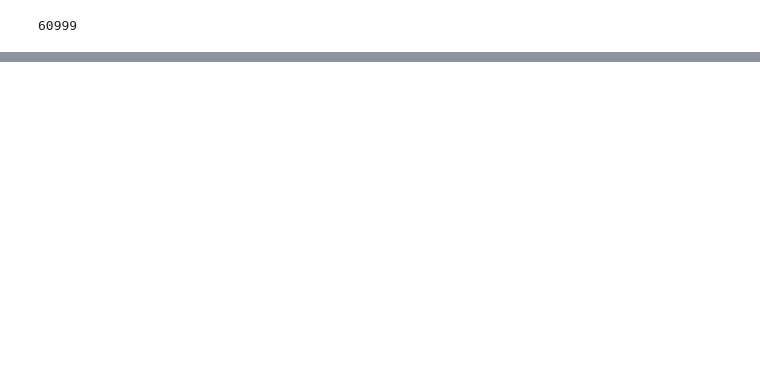
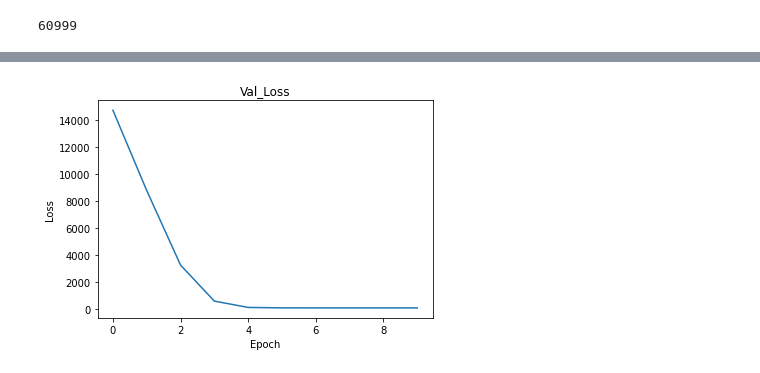
Before and after one commit to jsugijoto/ContinuousBPwPPG, a Jupyter notebook: EstimateBPNN.ipynb, the cells around one changed output, grey strips where cells are left out. Cells and saved outputs as stored; diff of their text form; code cells hidden in the pictures; blank space fills up the shorter version.

```diff
--- a/EstimateBPNN.ipynb
+++ b/EstimateBPNN.ipynb
@@ -325,4 +340,4 @@ y3 = np.expand_dims(y3, axis=1)
 x_train3, x_test3, y_train3, y_test3 = train_test_split(x3, y3, test_size = 0.3)
 x_valid3, x_test3, y_valid3, y_test3 = train_test_split(x_test3, y_test3, test_size = 0.5)
 # %%
-n_timesteps, n_features, n_outputs = x_train2.shape[1], x_train2.shape[2], y_train2.shape[1]
+n_timestepsDBP, n_featuresDBP, n_outputsDBP = x_train2.shape[1], x_train2.shape[2], y_train2.shape[1]
@@ -356,0 +344,14 @@ None
+# %%
+dbp_inputs = Input(shape=(n_timestepsDBP, n_featuresDBP), name='InputDBP')
+conv1 = Conv1D(filters = 256, kernel_size = 2, activation = 'relu')(dbp_inputs)
+pool1 = MaxPooling1D(pool_size = 2)(conv1)
+dense1 = Dense(3, activation='relu')(pool1)
+conv2 = Conv1D(input_shape=(n_timestepsDBP, n_outputsDBP), filters = 64, kernel_size = 1, activation = 'relu')(dense1)
+pool2 = MaxPooling1D(pool_size = 2)(conv2)
+conv3 = Conv1D(input_shape=(n_timestepsDBP, n_outputsDBP), filters=128, kernel_size = 1, activation = 'relu')(pool2)
+pool3 = MaxPooling1D(pool_size = 2)(conv3)
+flat2 = Flatten()(pool3)
+dense2 = Dense(64, activation='linear')(flat2)
+output1 = Dense(n_outputs, activation='linear', name='output1')(dense2)
+window2 = Model(inputs = dbp_inputs, outputs = output1, name='DBP')
+print(window2.summary())
@@ -357,4 +376,4 @@ None
 # %%
-window2.compile(optimizer="adam", loss="mse")
-window2.fit(x_train3, y_train3, batch_size = 1, epochs=100)
+window2.compile(optimizer=optConvSBP, loss="mse")
+wind2 = window2.fit(x_train2, y_train2, validation_data = (x_test2, y_test2), batch_size = 1, epochs=10)
 # %% [output]
@@ -378,0 +400,8 @@ Epoch 100/100
+# %%
+plt.plot(wind2.history['val_loss'])
+plt.title("Val_Loss")
+plt.ylabel("Loss")
+plt.xlabel("Epoch")
+plt.show()
+# %% [output]
+[figure, added]
```
Also changed, not shown: parts of 46 cells of this notebook.
